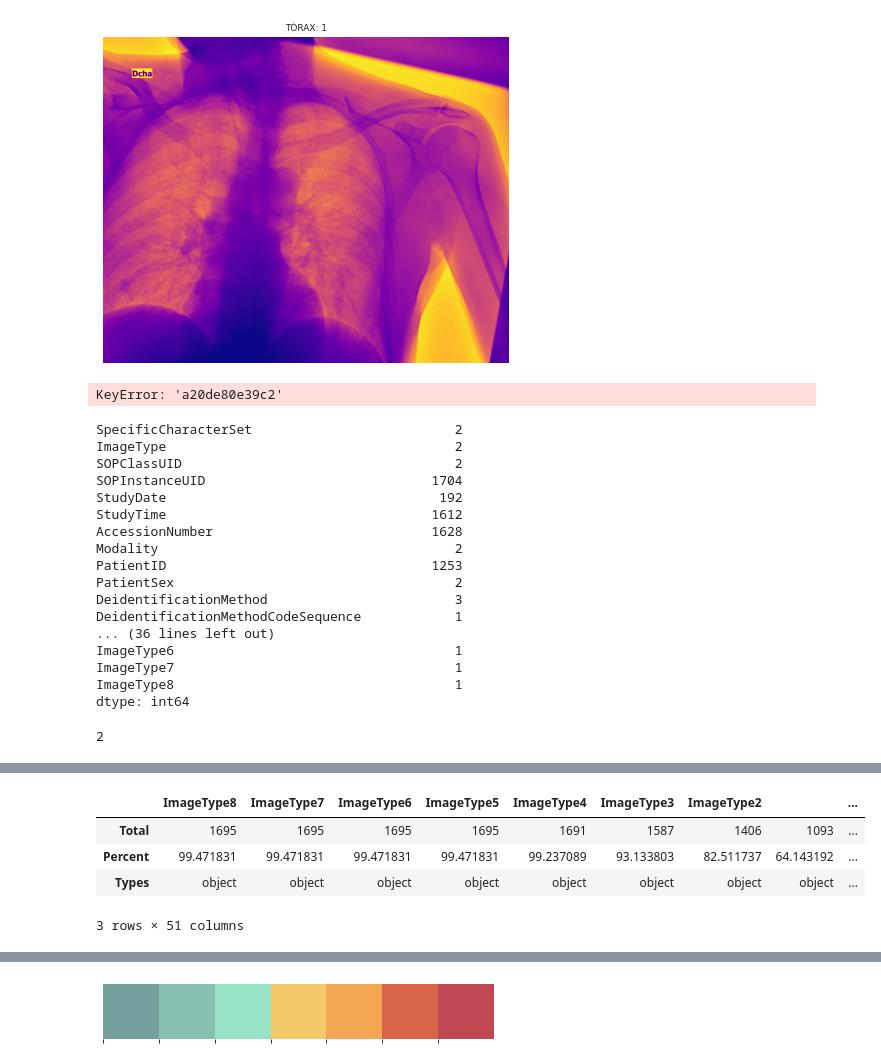
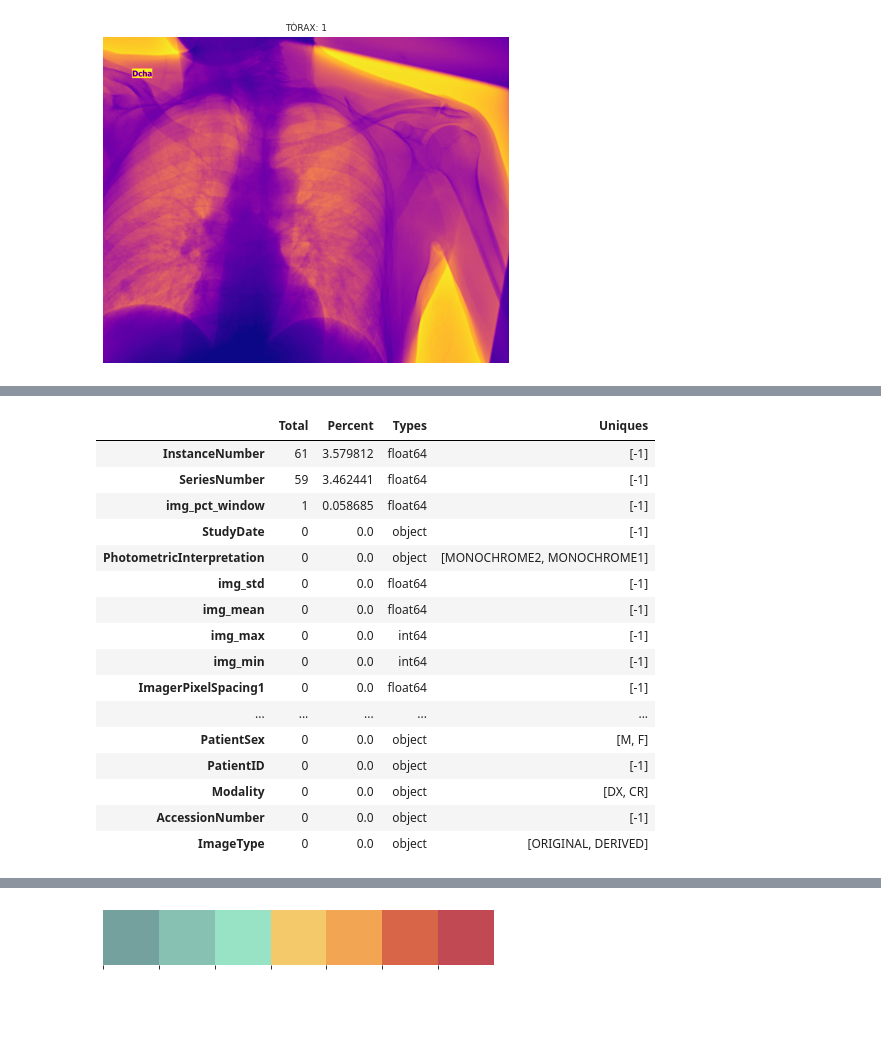
Before and after one commit to fredguth/nbdev_wandb_kaggle, a Jupyter notebook: nbs/01_eda.ipynb, the cells around one changed output, grey strips where cells are left out. Saved outputs shown, nothing was run; the diff lists cells and outputs as text; code cells hidden in the pictures; blank space fills up the shorter version.

Commit message:
data cleaning

```diff
--- a/nbs/01_eda.ipynb
+++ b/nbs/01_eda.ipynb
@@ -117,0 +119,3 @@ for col in columns:
+# %%
+u = df_train_dcm.nunique()
+u
@@ -117,0 +140,4 @@ for col in columns:
+# %%
+removable = list(u[u== 1].index) + ['DeidentificationMethod', '','SpecificCharacterSet', 'BitsAllocated']+['ImageType1','ImageType2', 'ImageType3','ImageType4', 'ImageType5']
+# %%
+df_train_dcm = df_train_dcm[df_train_dcm.columns.drop(removable, errors='ignore')]
@@ -146,31 +195,6 @@ for bp in body_parts: show_body_part(bp)
 [figure]
 [figure]
 [figure]
-# %%
-pid = 'a20de80e39c2'
-t[pid]
-# %% [output]
-KeyError: 'a20de80e39c2'
-# %%
-df_train_dcm.nunique()
-# %% [output]
-SpecificCharacterSet                          2
-ImageType                                     2
-SOPClassUID                                   2
-SOPInstanceUID                             1704
-StudyDate                                   192
-StudyTime                                  1612
-AccessionNumber                            1628
-Modality                                      2
-PatientID                                  1253
-PatientSex                                    2
-DeidentificationMethod                        3
-DeidentificationMethodCodeSequence            1
-... (36 lines left out)
-ImageType6                                    1
-ImageType7                                    1
-ImageType8                                    1
-dtype: int64
 # %%
 def missing_data(df):
     total = df.isnull().sum()
@@ -182,16 +206,13 @@ def missing_data(df):
     for col in df.columns:
         dtype = str(df[col].dtype)
         types.append(dtype)
-        # vls  = df[col].unique()
-        # values.append(vls)
+        vls  = df[col].unique()
+        if len(vls)>5: vls = [-1]
+        values.append(vls)
     tt['Types'] = types
-    # tt['Uniques']= values
+    tt['Uniques']= values
     return tt.sort_values(by='Percent', ascending=False).T
-# %%
-len(df_train_dcm['ImageType7'].unique())
-# %% [output]
-2
 # %%
 %%time
-missing_data(df_train_dcm)
+missing_data(df_train_dcm).T
 # %% [output]
@@ -200,5 +221,17 @@ Wall time: 12.3 ms
-|  | ImageType8 | ImageType7 | ImageType6 | ImageType5 | ImageType4 | ImageType3 | ImageType2 |  | ... |
-| Total | 1695 | 1695 | 1695 | 1695 | 1691 | 1587 | 1406 | 1093 | ... |
-| Percent | 99.471831 | 99.471831 | 99.471831 | 99.471831 | 99.237089 | 93.133803 | 82.511737 | 64.143192 | ... |
-| Types | object | object | object | object | object | object | object | object | ... |
+|  | Total | Percent | Types | Uniques |
+| InstanceNumber | 61 | 3.579812 | float64 | [-1] |
+| SeriesNumber | 59 | 3.462441 | float64 | [-1] |
+| img_pct_window | 1 | 0.058685 | float64 | [-1] |
+| StudyDate | 0 | 0.0 | object | [-1] |
+| PhotometricInterpretation | 0 | 0.0 | object | [MONOCHROME2, MONOCHROME1] |
+| img_std | 0 | 0.0 | float64 | [-1] |
+| img_mean | 0 | 0.0 | float64 | [-1] |
+| img_max | 0 | 0.0 | int64 | [-1] |
+| img_min | 0 | 0.0 | int64 | [-1] |
+| ImagerPixelSpacing1 | 0 | 0.0 | float64 | [-1] |
+| ... | ... | ... | ... | ... |
+| PatientSex | 0 | 0.0 | object | [M, F] |
+| PatientID | 0 | 0.0 | object | [-1] |
+| Modality | 0 | 0.0 | object | [DX, CR] |
+| AccessionNumber | 0 | 0.0 | object | [-1] |
+| ImageType | 0 | 0.0 | object | [ORIGINAL, DERIVED] |
-3 rows × 51 columns
```
Also changed, not shown: parts of 13 cells of this notebook.
